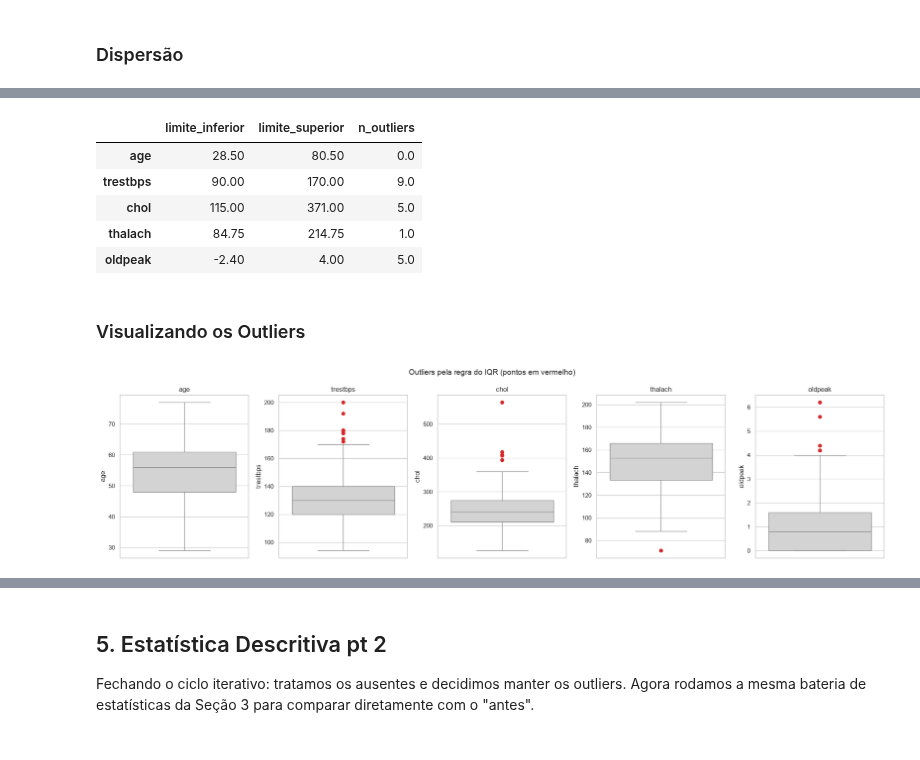
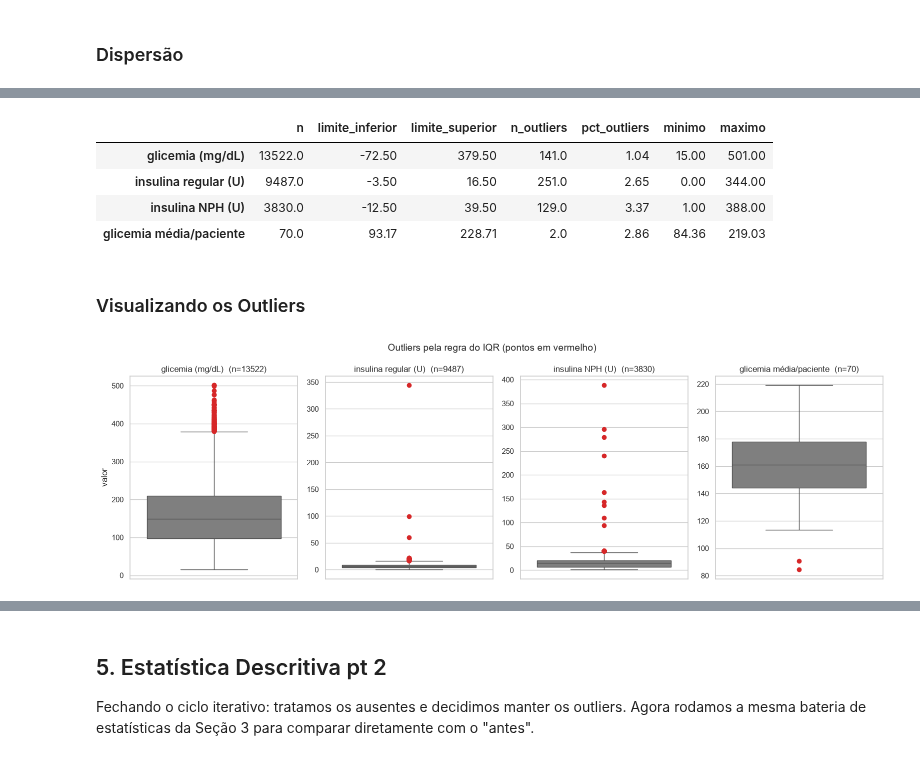
Before and after one commit to Mateus-Ribeir0/projeto-avd, a Jupyter notebook: notebooks/eda-com-downloads.ipynb, the cells around one changed output, grey strips where cells are left out. Drawn from its saved outputs; the diff is of its cells as text; code cells hidden in the pictures.

```diff
--- a/notebooks/eda-com-downloads.ipynb
+++ b/notebooks/eda-com-downloads.ipynb
@@ -111,5 +174,0 @@ O dataset original registra `num` de 0 (sem doença) a 4 (graus diferentes de do
-# %%
-df["doenca_cardiaca"] = np.where(df["num"] > 0, "Cardíaco", "Normal")
-df["doenca_cardiaca"].value_counts()
-df.drop(columns=["num"], inplace=True)
-df.head()
@@ -307,8 +542,0 @@ Rejeita H0 (normalidade)? Sim (alpha = 0.05)
-# %%
-resultados_shapiro = []
-for col in VARS_QUANT:
-    stat, p = stats.shapiro(df[col].dropna())
-    resultados_shapiro.append({"variavel": col, "estatistica": round(stat, 4),
-                                "p_valor": round(p, 6), "rejeita_normalidade": p < 0.05})
-
-pd.DataFrame(resultados_shapiro).set_index("variavel")
@@ -401,37 +719,50 @@ def limites_iqr(serie):
     iqr = q3 - q1
     return q1 - 1.5 * iqr, q3 + 1.5 * iqr
 
+SERIES_OUTLIER = {
+    "glicemia (mg/dL)":        glic["valor"],
+    "insulina regular (U)":    df.loc[df["codigo"] == 33, "valor"].dropna(),
+    "insulina NPH (U)":        df.loc[df["codigo"] == 34, "valor"].dropna(),
+    "glicemia média/paciente": glic.groupby("paciente")["valor"].mean(),
+}
+
 resumo_outliers = {}
-for col in VARS_QUANT:
-    lim_inf, lim_sup = limites_iqr(df[col])
-    n_outliers = ((df[col] < lim_inf) | (df[col] > lim_sup)).sum()
-    resumo_outliers[col] = {
+for nome, serie in SERIES_OUTLIER.items():
+    lim_inf, lim_sup = limites_iqr(serie)
+    fora = (serie < lim_inf) | (serie > lim_sup)
+    resumo_outliers[nome] = {
+        "n": len(serie),
         "limite_inferior": round(lim_inf, 2),
         "limite_superior": round(lim_sup, 2),
-        "n_outliers": n_outliers,
+        "n_outliers": int(fora.sum()),
+        "pct_outliers": round(100 * fora.mean(), 2),
+        "minimo": round(serie.min(), 2),
+        "maximo": round(serie.max(), 2),
     }
 
 pd.DataFrame(resumo_outliers).T
 # %% [output]
-|  | limite_inferior | limite_superior | n_outliers |
-| age | 28.50 | 80.50 | 0.0 |
-| trestbps | 90.00 | 170.00 | 9.0 |
-| chol | 115.00 | 371.00 | 5.0 |
-| thalach | 84.75 | 214.75 | 1.0 |
-| oldpeak | -2.40 | 4.00 | 5.0 |
+|  | n | limite_inferior | limite_superior | n_outliers | pct_outliers | minimo | maximo |
+| glicemia (mg/dL) | 13522.0 | -72.50 | 379.50 | 141.0 | 1.04 | 15.00 | 501.00 |
+| insulina regular (U) | 9487.0 | -3.50 | 16.50 | 251.0 | 2.65 | 0.00 | 344.00 |
+| insulina NPH (U) | 3830.0 | -12.50 | 39.50 | 129.0 | 3.37 | 1.00 | 388.00 |
+| glicemia média/paciente | 70.0 | 93.17 | 228.71 | 2.0 | 2.86 | 84.36 | 219.03 |
 # %% [markdown]
 ### Visualizando os Outliers
 # %%
-fig, axes = plt.subplots(1, len(VARS_QUANT), figsize=(4 * len(VARS_QUANT), 5))
+fig, axes = plt.subplots(1, len(SERIES_OUTLIER), figsize=(4 * len(SERIES_OUTLIER), 5), squeeze=False)
+axes = axes.ravel()
 
-for i, col in enumerate(VARS_QUANT):
-    sns.boxplot(data=df, y=col, color=COR_NEUTRA,
+for i, (nome, serie) in enumerate(SERIES_OUTLIER.items()):
+    sns.boxplot(y=serie.dropna(), color=COR_NEUTRA,
                 flierprops=dict(markerfacecolor=COR_ALERTA, markeredgecolor=COR_ALERTA, marker="o"),
                 ax=axes[i])
-    axes[i].set_title(col)
+    axes[i].set_title(f"{nome}  (n={len(serie.dropna())})")
+    axes[i].set_ylabel("")
 
+axes[0].set_ylabel("valor")
 fig.suptitle("Outliers pela regra do IQR (pontos em vermelho)", fontsize=14)
 plt.tight_layout()
 plt.show()
 # %% [output]
-[figure, old version]
+[figure, new version]
```
Also changed, not shown: parts of 138 cells of this notebook, 6 other files.
